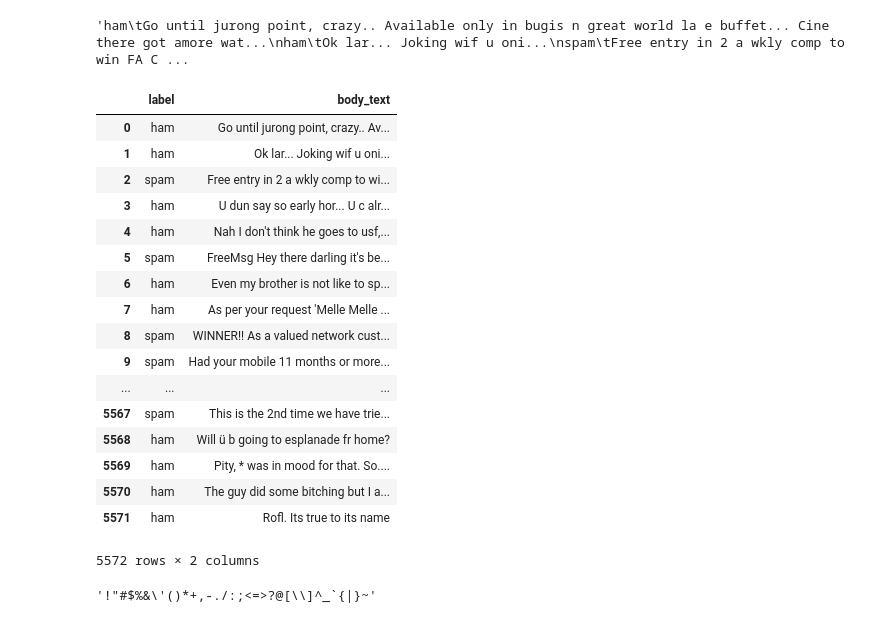
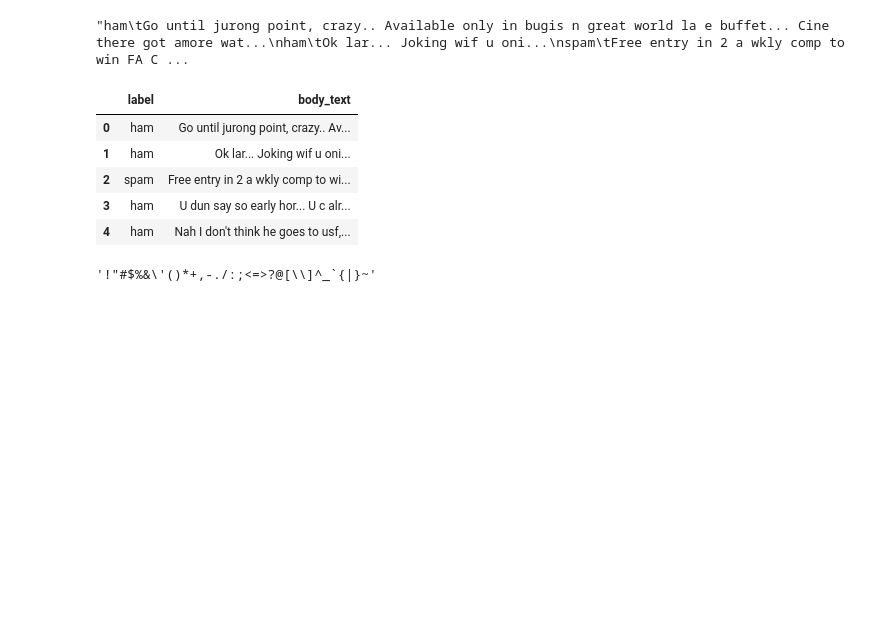
Before and after one commit to nitishpant/NLP, a Jupyter notebook: main.ipynb, the cells around one changed output. Saved outputs shown, nothing was run; the diff lists cells and outputs as text; code cells hidden in the pictures; blank space fills up the shorter version.

```diff
--- a/main.ipynb
+++ b/main.ipynb
@@ -22,31 +3,19 @@ stopwords.words()
 # %%
 r=open("SMSSpamCollection.tsv").read() # a file that contains random text messages
-r
+r[0:1000]
 # %% [output]
-'ham\tGo until jurong point, crazy.. Available only in bugis n great world la e buffet... Cine there got amore wat...\nham\tOk lar... Joking wif u oni...\nspam\tFree entry in 2 a wkly comp to win FA C ...
+"ham\tGo until jurong point, crazy.. Available only in bugis n great world la e buffet... Cine there got amore wat...\nham\tOk lar... Joking wif u oni...\nspam\tFree entry in 2 a wkly comp to win FA C ...
 # %%
 import pandas as pd
 d=pd.read_csv('SMSSpamCollection.tsv', sep= '\t',names=['label','body_text'],header=None)
-d
+d.head()
 # %% [output]
 |  | label | body_text |
 | 0 | ham | Go until jurong point, crazy.. Av... |
 | 1 | ham | Ok lar... Joking wif u oni... |
 | 2 | spam | Free entry in 2 a wkly comp to wi... |
 | 3 | ham | U dun say so early hor... U c alr... |
 | 4 | ham | Nah I don't think he goes to usf,... |
-| 5 | spam | FreeMsg Hey there darling it's be... |
-| 6 | ham | Even my brother is not like to sp... |
-| 7 | ham | As per your request 'Melle Melle ... |
-| 8 | spam | WINNER!! As a valued network cust... |
-| 9 | spam | Had your mobile 11 months or more... |
-| ... | ... | ... |
-| 5567 | spam | This is the 2nd time we have trie... |
-| 5568 | ham | Will ü b going to esplanade fr home? |
-| 5569 | ham | Pity, * was in mood for that. So.... |
-| 5570 | ham | The guy did some bitching but I a... |
-| 5571 | ham | Rofl. Its true to its name |
-5572 rows × 2 columns
 # %%
 import string
 string.punctuation
```
Also changed, not shown: parts of 17 cells of this notebook, 1 other file.
